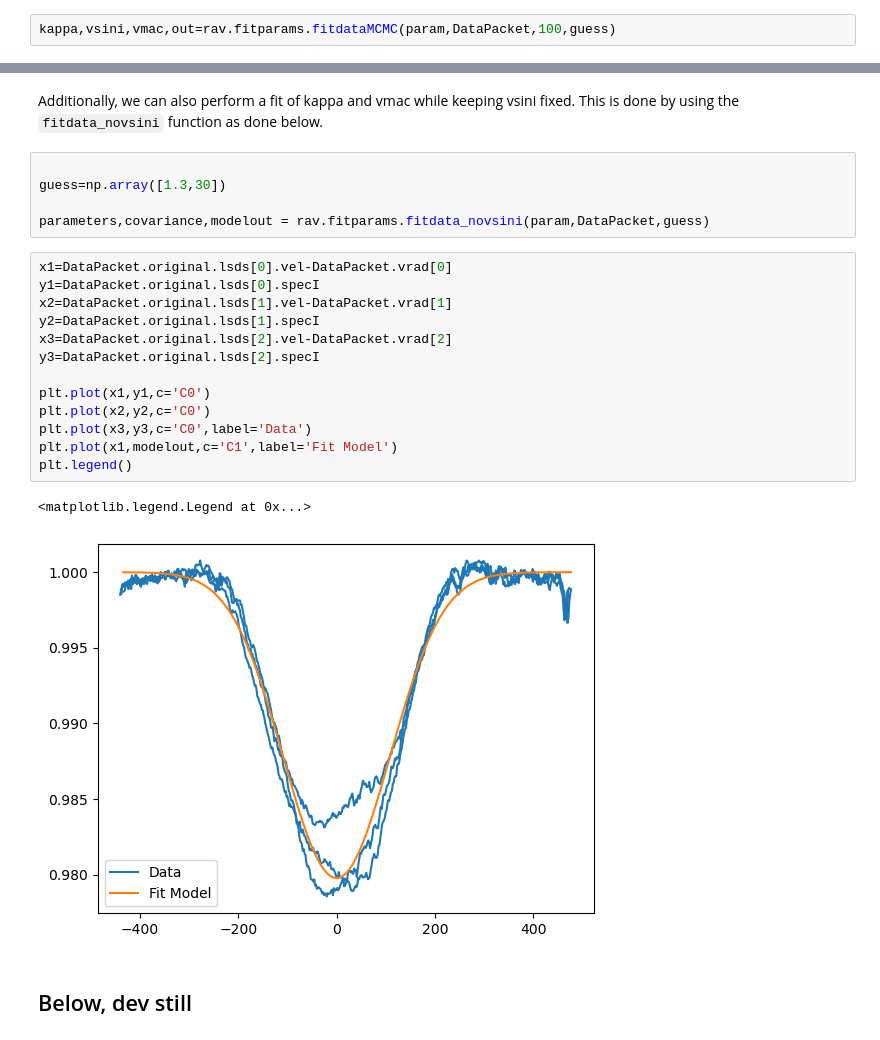
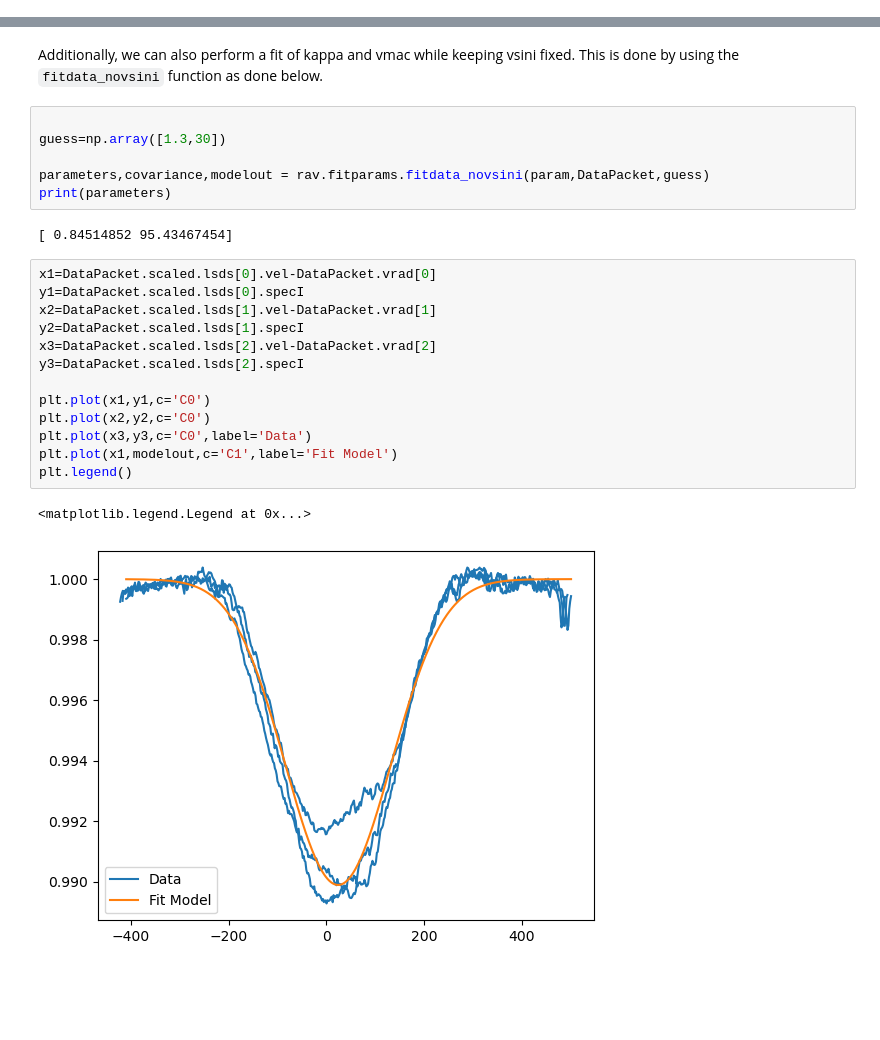
Before and after one commit to veropetit/pyRaven, a Jupyter notebook: HowToUsePyRavenTutorial/02-FitIntensity.ipynb, the cells around one changed output, grey strips where cells are left out. Cells and saved outputs as stored; diff of their text form; blank space fills up the shorter version.

Commit message:
fixed fitparams.py

```diff
--- a/HowToUsePyRavenTutorial/02-FitIntensity.ipynb
+++ b/HowToUsePyRavenTutorial/02-FitIntensity.ipynb
@@ -187,2 +187,0 @@ plt.legend()
-# %%
-kappa,vsini,vmac,out=rav.fitparams.fitdataMCMC(param,DataPacket,100,guess)
@@ -199,21 +192,22 @@ Additionally, we can also perform a fit of kappa and vmac while keeping vsini fi
 guess=np.array([1.3,30])
 
 parameters,covariance,modelout = rav.fitparams.fitdata_novsini(param,DataPacket,guess)
+print(parameters)
+# %% [output]
+[ 0.84514852 95.43467454]
 # %%
-x1=DataPacket.original.lsds[0].vel-DataPacket.vrad[0]
-y1=DataPacket.original.lsds[0].specI
-x2=DataPacket.original.lsds[1].vel-DataPacket.vrad[1]
-y2=DataPacket.original.lsds[1].specI
-x3=DataPacket.original.lsds[2].vel-DataPacket.vrad[2]
-y3=DataPacket.original.lsds[2].specI
+x1=DataPacket.scaled.lsds[0].vel-DataPacket.vrad[0]
+y1=DataPacket.scaled.lsds[0].specI
+x2=DataPacket.scaled.lsds[1].vel-DataPacket.vrad[1]
+y2=DataPacket.scaled.lsds[1].specI
+x3=DataPacket.scaled.lsds[2].vel-DataPacket.vrad[2]
+y3=DataPacket.scaled.lsds[2].specI
 
 plt.plot(x1,y1,c='C0')
 plt.plot(x2,y2,c='C0')
 plt.plot(x3,y3,c='C0',label='Data')
 plt.plot(x1,modelout,c='C1',label='Fit Model')
 plt.legend()
 # %% [output]
 <matplotlib.legend.Legend at 0x...>
-[figure, old version]
+[figure, new version]
-# %% [markdown]
-## Below, dev still
```
Also changed, not shown: parts of 5 cells of this notebook, 1 other file.
